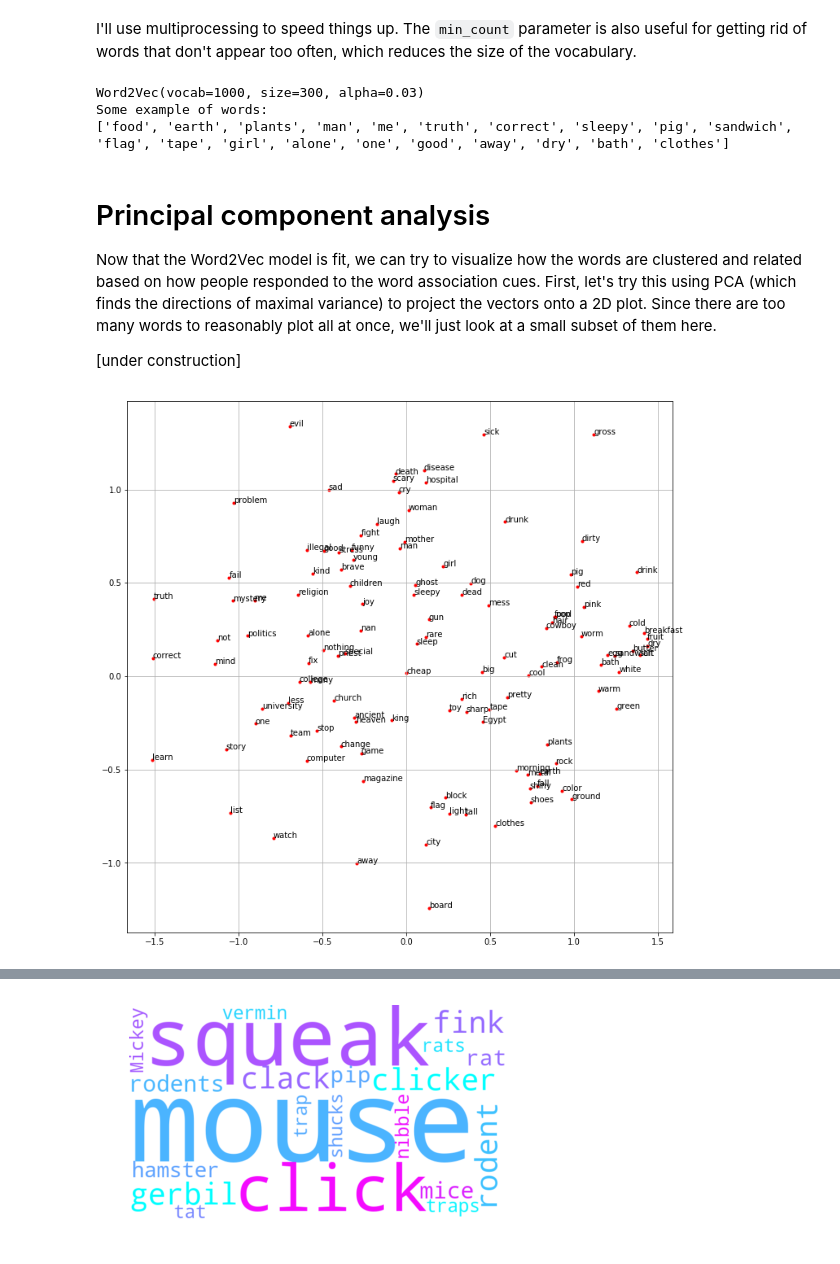
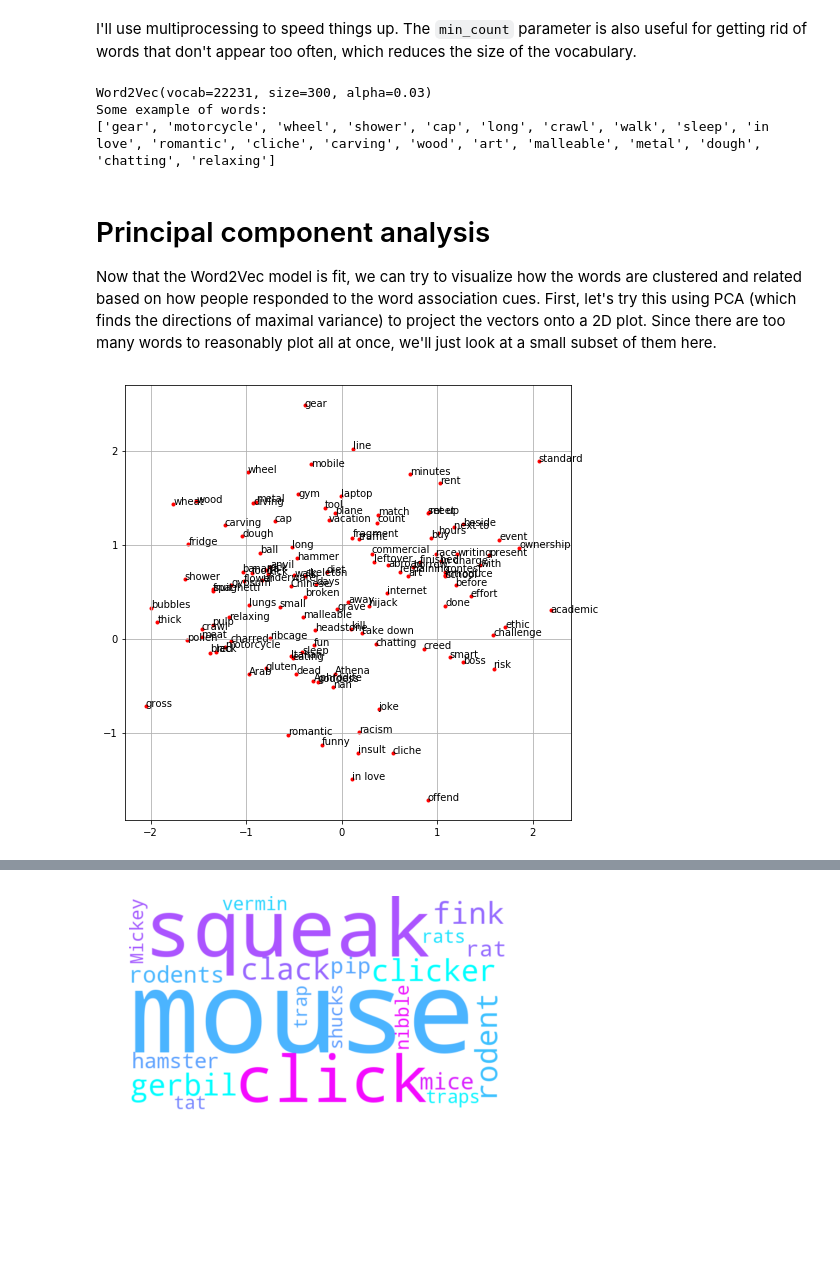
Before and after one commit to qrrble/word-associations, a Jupyter notebook: Word2Vec.ipynb, the cells around one changed output, grey strips where cells are left out. Drawn from its saved outputs; the diff is of its cells as text; code cells hidden in the pictures; blank space fills up the shorter version.

```diff
--- a/Word2Vec.ipynb
+++ b/Word2Vec.ipynb
@@ -103,9 +107,9 @@ print(model)
 # Examples of words
 vocabulary = list(model.wv.vocab)
 print('Some example of words:')
-print(words[0:20])
+print(vocabulary[0:20])
 # %% [output]
-Word2Vec(vocab=1000, size=300, alpha=0.03)
+Word2Vec(vocab=22231, size=300, alpha=0.03)
 Some example of words:
-['food', 'earth', 'plants', 'man', 'me', 'truth', 'correct', 'sleepy', 'pig', 'sandwich', 'flag', 'tape', 'girl', 'alone', 'one', 'good', 'away', 'dry', 'bath', 'clothes']
+['gear', 'motorcycle', 'wheel', 'shower', 'cap', 'long', 'crawl', 'walk', 'sleep', 'in love', 'romantic', 'cliche', 'carving', 'wood', 'art', 'malleable', 'metal', 'dough', 'chatting', 'relaxing']
 # %%
@@ -124,25 +128,25 @@ model_f = Word2Vec.load('model_f.bin')
 # Principal component analysis
 
 Now that the Word2Vec model is fit, we can try to visualize how the words are clustered and related based on how people responded to the word association cues. First, let's try this using PCA (which finds the directions of maximal variance) to project the vectors onto a 2D plot. Since there are too many words to reasonably plot all at once, we'll just look at a small subset of them here.
-
-[under construction]
 # %%
-# Retrieving all the vectors from the trained model and storing that into X
-X = model[model.wv.vocab]
+# Retrieving all the vectors from the trained model
+word_vectors = model[model.wv.vocab]
 
 # Runs PCA on the word vectors to project these onto a plane
 pca = PCA(n_components=2)
-result = pca.fit_transform(X)
+pca_result = pca.fit_transform(word_vectors)
 # %%
 # Does plotting
-max_words = 120
+max_words = 120 # Sets the number of words to plot
 
-fig=plt.figure(figsize=(12, 12), facecolor='w', edgecolor='k')
+fig=plt.figure(figsize=(8, 8), facecolor='w', edgecolor='k')
 
-plt.scatter(result[:max_words, 0], result[:max_words, 1],marker = '.',color='r')
-for i, word in enumerate(words[:max_words]):
+plt.scatter(pca_result[:max_words, 0], pca_result[:max_words, 1],marker = '.',color='r')
+
+# Plotting the word labels
+for i, word in enumerate(vocabulary[:max_words]):
     plt.annotate(word, xy=(result[i, 0], result[i, 1]))
 
 plt.grid(True)
 # %% [output]
-[figure, old version]
+[figure, new version]
```
Also changed, not shown: parts of 15 cells of this notebook, 2 other files.
